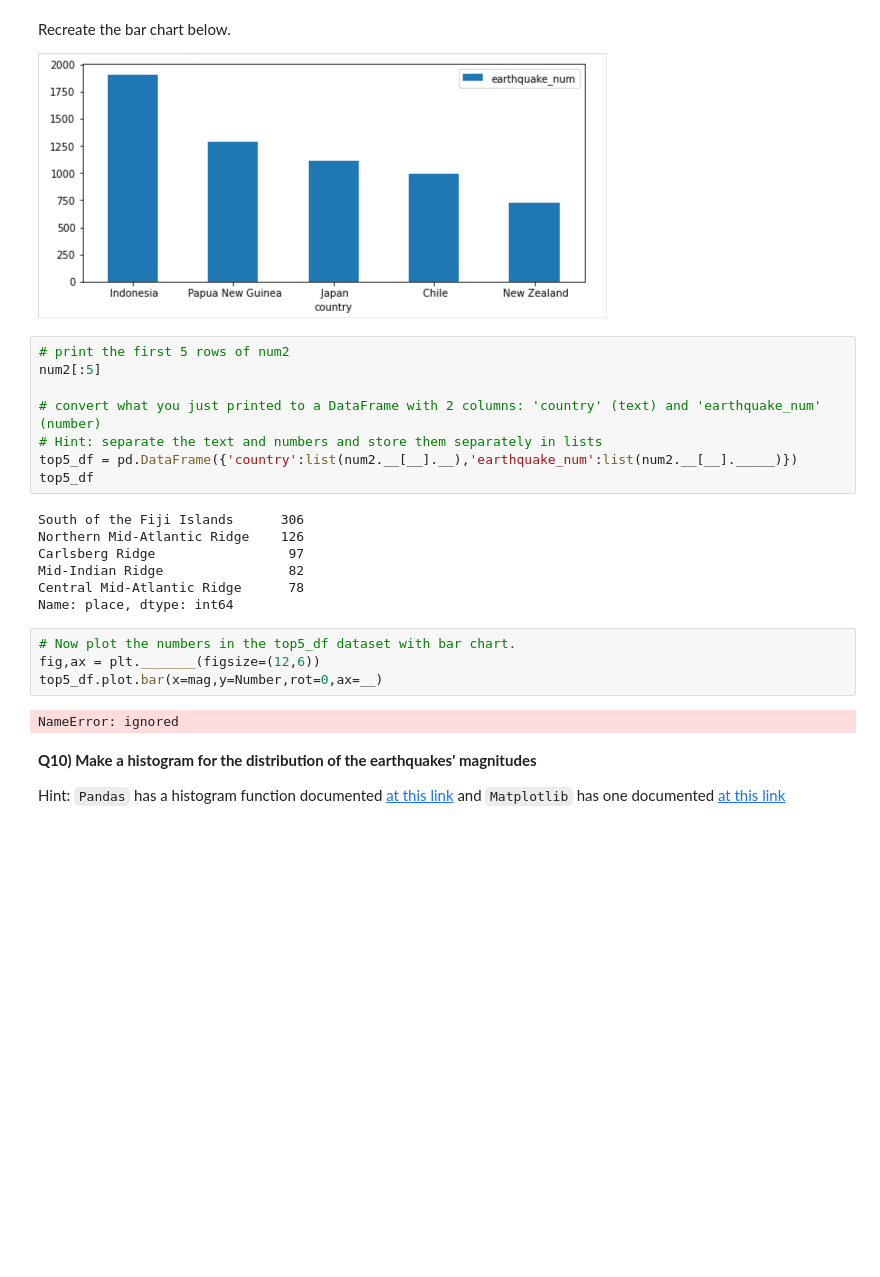
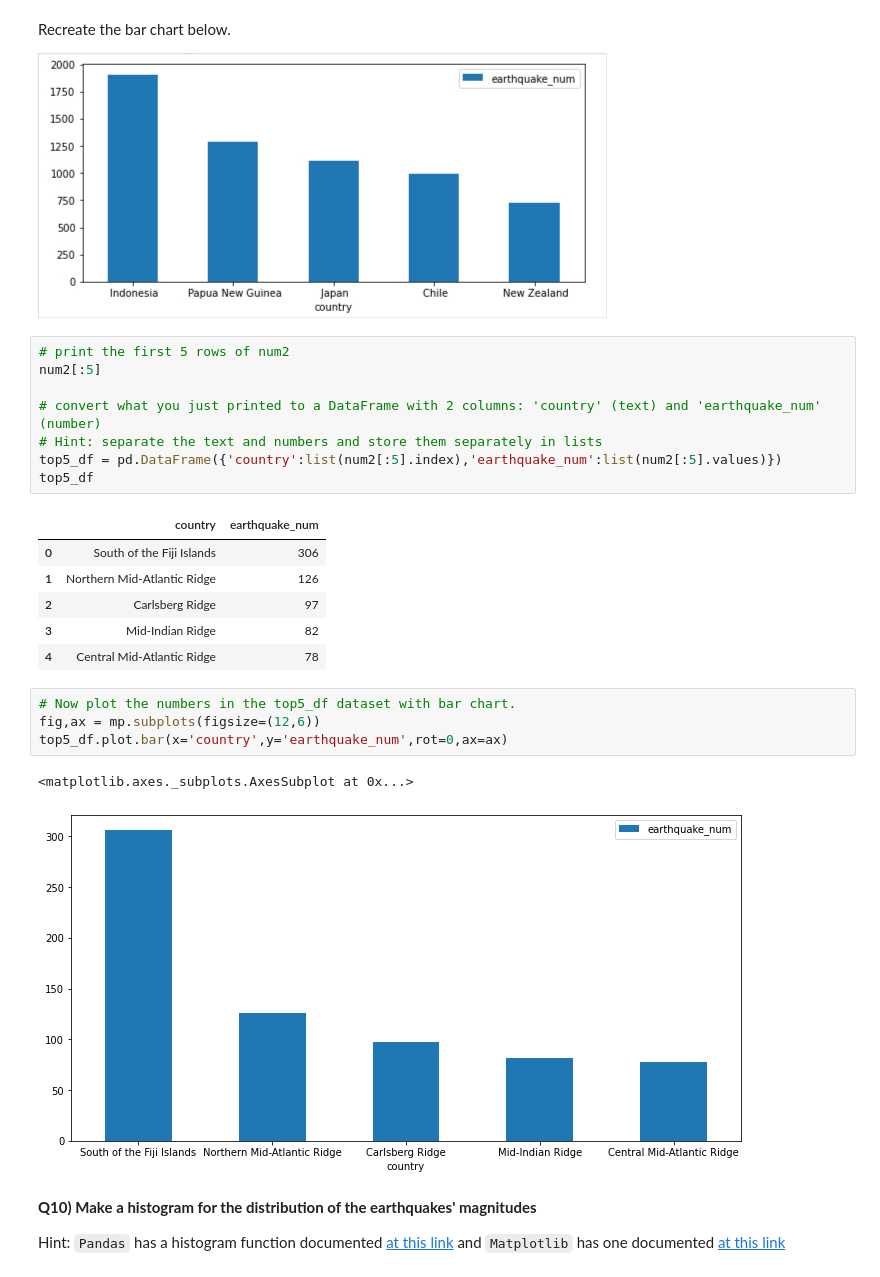
Before and after one commit to fredlardet/2022_Intro_Python, a Jupyter notebook: Exercises/W3_S1.ipynb, the cells around one changed output. Saved outputs shown, nothing was run; the diff lists cells and outputs as text; blank space fills up the shorter version.

```diff
--- a/Exercises/W3_S1.ipynb
+++ b/Exercises/W3_S1.ipynb
@@ -290,21 +271,22 @@ num2[:5]
 
 # convert what you just printed to a DataFrame with 2 columns: 'country' (text) and 'earthquake_num' (number)
 # Hint: separate the text and numbers and store them separately in lists
-top5_df = pd.DataFrame({'country':list(num2.__[__].__),'earthquake_num':list(num2.__[__]._____)})
+top5_df = pd.DataFrame({'country':list(num2[:5].index),'earthquake_num':list(num2[:5].values)})
 top5_df
 # %% [output]
-South of the Fiji Islands      306
-Northern Mid-Atlantic Ridge    126
-Carlsberg Ridge                 97
-Mid-Indian Ridge                82
-Central Mid-Atlantic Ridge      78
-Name: place, dtype: int64
+|  | country | earthquake_num |
+| 0 | South of the Fiji Islands | 306 |
+| 1 | Northern Mid-Atlantic Ridge | 126 |
+| 2 | Carlsberg Ridge | 97 |
+| 3 | Mid-Indian Ridge | 82 |
+| 4 | Central Mid-Atlantic Ridge | 78 |
 # %%
 # Now plot the numbers in the top5_df dataset with bar chart.
-fig,ax = plt._______(figsize=(12,6))
-top5_df.plot.bar(x=mag,y=Number,rot=0,ax=__)
+fig,ax = mp.subplots(figsize=(12,6))
+top5_df.plot.bar(x='country',y='earthquake_num',rot=0,ax=ax)
 # %% [output]
-NameError: ignored
+<matplotlib.axes._subplots.AxesSubplot at 0x...>
+[figure, added]
 # %% [markdown]
 **Q10) Make a histogram for the distribution of the earthquakes' magnitudes**
 
```
Also changed, not shown: parts of 4 cells of this notebook.
